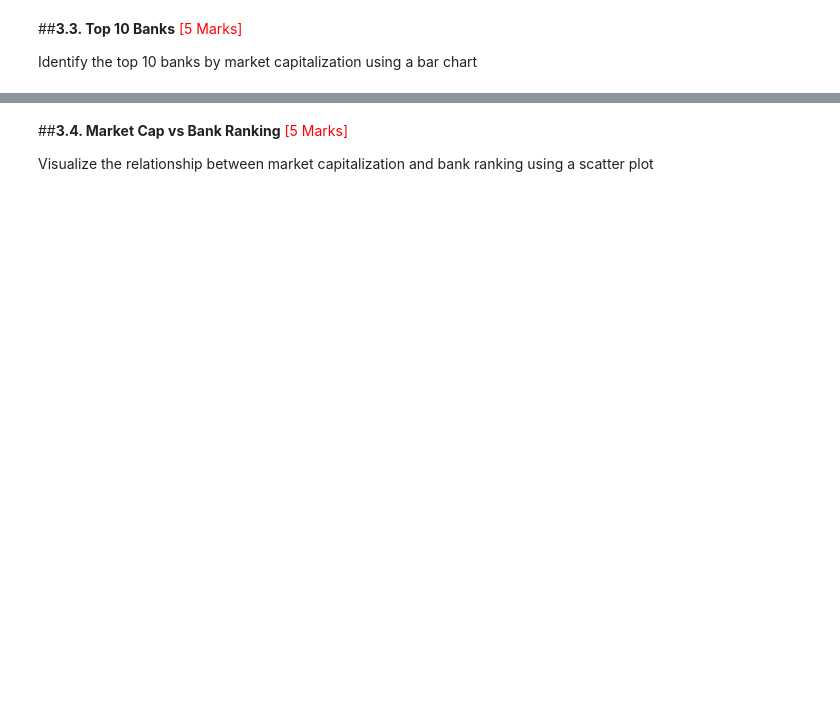
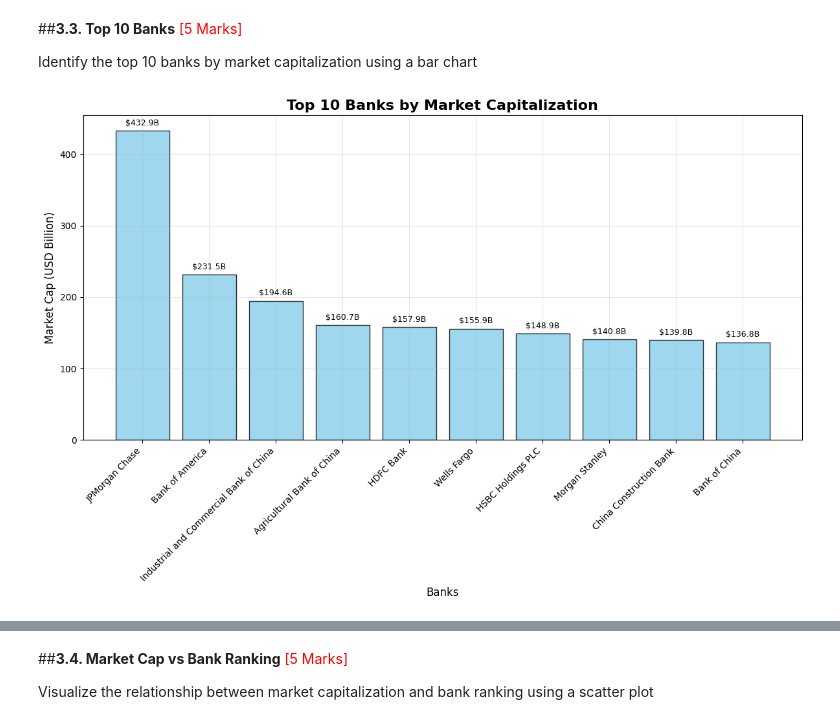
Before and after one commit to abinasn/ds-ml-projects, a Jupyter notebook: bank_data_analysis/ETL_Bank_Data_Analysis_Abinas_Patra.ipynb, the cells around one changed output, grey strips where cells are left out. Saved outputs shown, nothing was run; the diff lists cells and outputs as text; code cells hidden in the pictures; blank space fills up the shorter version.

```diff
--- a/bank_data_analysis/ETL_Bank_Data_Analysis_Abinas_Patra.ipynb
+++ b/bank_data_analysis/ETL_Bank_Data_Analysis_Abinas_Patra.ipynb
@@ -307,0 +519,34 @@ Identify the top 10 banks by market capitalization using a bar chart
+# %%
+# Top 10 Banks by Market Cap
+
+# Sort the DataFrame by market cap in descending order
+
+# Plot the top 10 banks by market cap
+
+# Since our dataset already contains top 10 banks, we'll sort and display them
+bank_sorted = bank_pandas_df.sort_values('Market_Cap_USD_Billion', ascending=False)
+
+# Creating a bar chart
+plt.figure(figsize=(12, 8))
+bars = plt.bar(range(len(bank_sorted)), bank_sorted['Market_Cap_USD_Billion'],
+               color='skyblue', alpha=0.8, edgecolor='black')
+
+# Customizing the plot
+plt.title('Top 10 Banks by Market Capitalization', fontsize=16, fontweight='bold')
+plt.xlabel('Banks', fontsize=12)
+plt.ylabel('Market Cap (USD Billion)', fontsize=12)
+plt.xticks(range(len(bank_sorted)), bank_sorted['Bank_Name'], rotation=45, ha='right')
+
+# Added value labels on bars
+for i, bar in enumerate(bars):
+    height = bar.get_height()
+    plt.text(bar.get_x() + bar.get_width()/2., height + 5,
+             f'${height:.1f}B', ha='center', va='bottom', fontsize=9)
+
+plt.grid(True, alpha=0.3)
+plt.tight_layout()
+plt.show()
+
+logger.info("Top 10 banks bar chart created")
+# %% [output]
+[figure, added]
```
Also changed, not shown: parts of 34 cells of this notebook.
